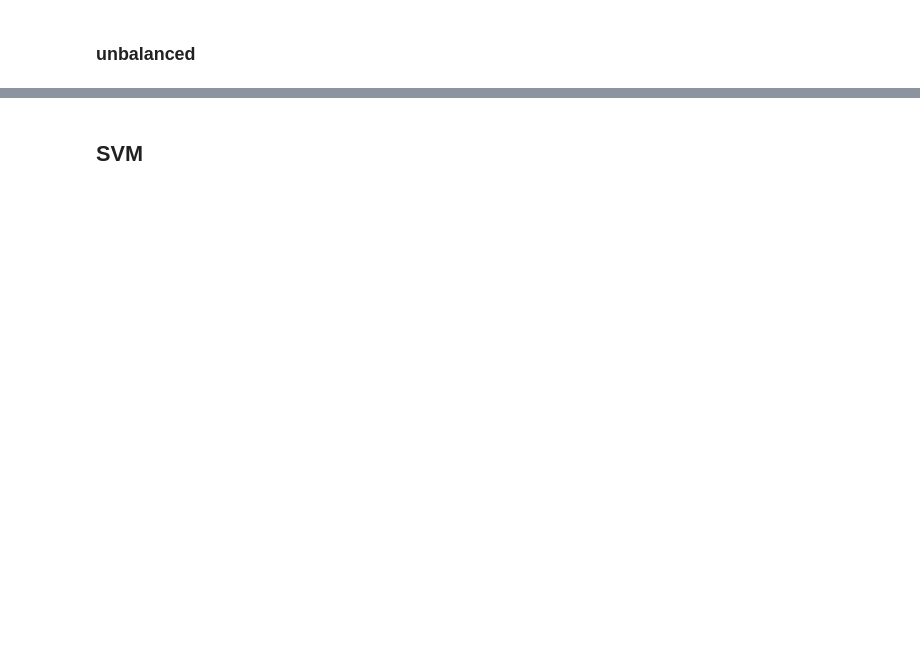
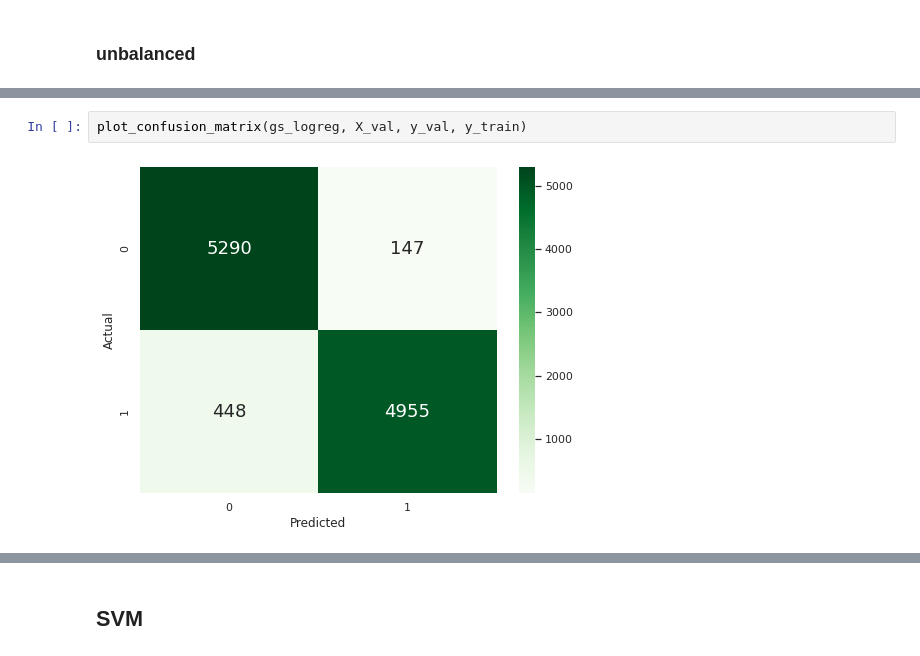
Before and after one commit to seintzz/di-project, a Jupyter notebook: pulsar-candidates.ipynb, the cells around one changed output, grey strips where cells are left out. Saved outputs shown, nothing was run; the diff lists cells and outputs as text; blank space fills up the shorter version.

```diff
--- a/pulsar-candidates.ipynb
+++ b/pulsar-candidates.ipynb
@@ -388,0 +430,4 @@ weighted avg       0.94      0.94      0.94     10840
+# %%
+plot_confusion_matrix(gs_logreg, X_val, y_val, y_train)
+# %% [output]
+[figure, added]
```
Also changed, not shown: parts of 85 cells of this notebook.
